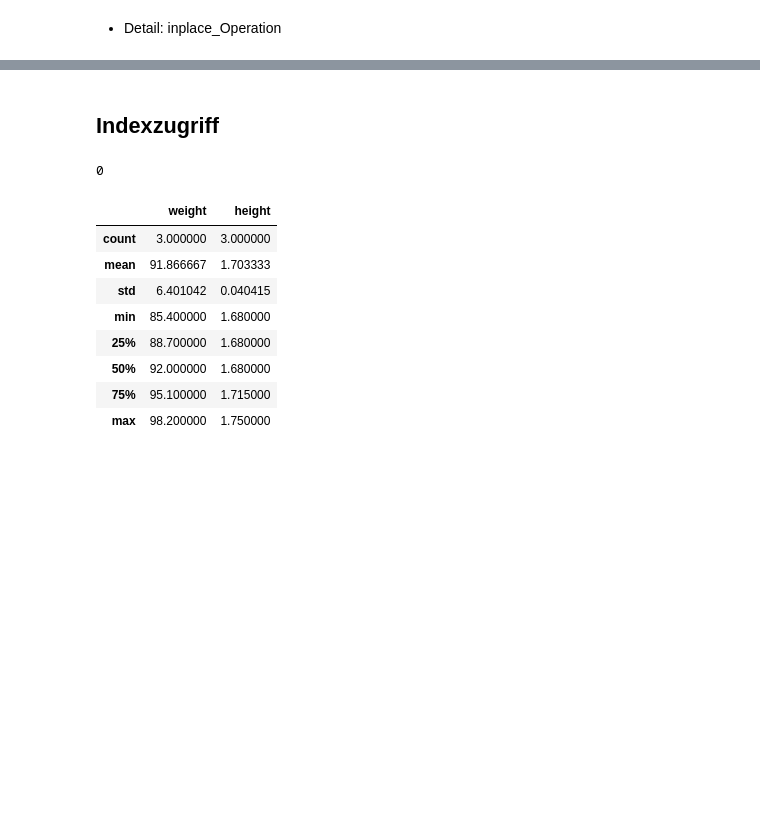
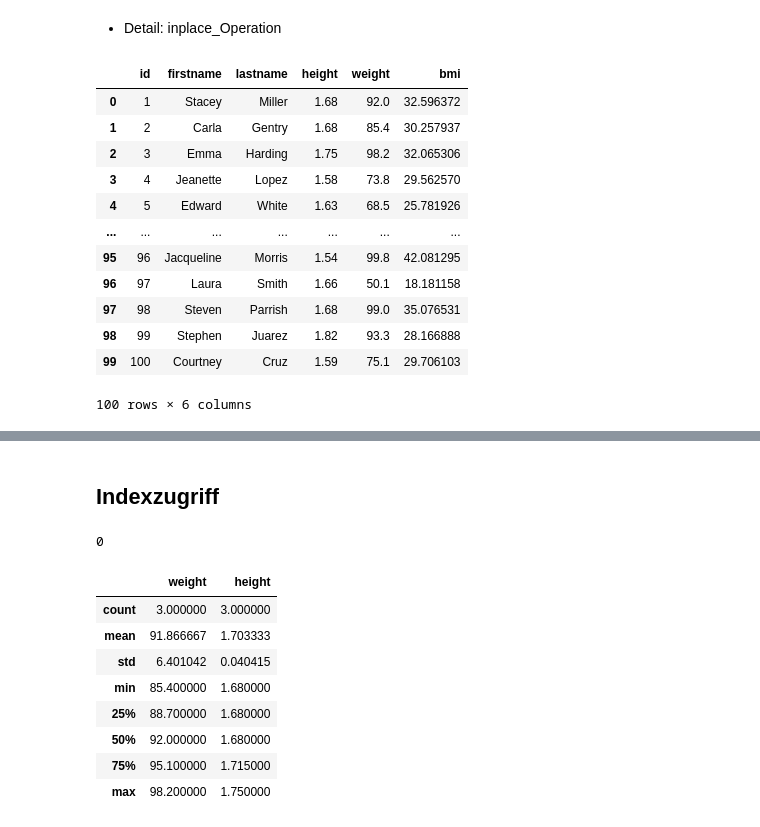
Before and after one commit to javacream-training/training_21.11.2025, a Jupyter notebook: data_analysis/pandas_primer.ipynb, the cells around one changed output, grey strips where cells are left out. Cells and saved outputs as stored; diff of their text form; code cells hidden in the pictures; blank space fills up the shorter version.

```diff
--- a/data_analysis/pandas_primer.ipynb
+++ b/data_analysis/pandas_primer.ipynb
@@ -86,3 +268,20 @@ df.drop(columns=['GENDER'])
 # %% [markdown]
 * Detail: inplace_Operation
+# %%
+dropped = df.drop(columns=['GENDER']) #Durch vergeben einer Variablen wird das Ergebnis dauerhaft übernommen, wie mit Inplace
+dropped
+# %% [output]
+|  | id | firstname | lastname | height | weight | bmi |
+| 0 | 1 | Stacey | Miller | 1.68 | 92.0 | 32.596372 |
+| 1 | 2 | Carla | Gentry | 1.68 | 85.4 | 30.257937 |
+| 2 | 3 | Emma | Harding | 1.75 | 98.2 | 32.065306 |
+| 3 | 4 | Jeanette | Lopez | 1.58 | 73.8 | 29.562570 |
+| 4 | 5 | Edward | White | 1.63 | 68.5 | 25.781926 |
+| ... | ... | ... | ... | ... | ... | ... |
+| 95 | 96 | Jacqueline | Morris | 1.54 | 99.8 | 42.081295 |
+| 96 | 97 | Laura | Smith | 1.66 | 50.1 | 18.181158 |
+| 97 | 98 | Steven | Parrish | 1.68 | 99.0 | 35.076531 |
+| 98 | 99 | Stephen | Juarez | 1.82 | 93.3 | 28.166888 |
+| 99 | 100 | Courtney | Cruz | 1.59 | 75.1 | 29.706103 |
+100 rows × 6 columns
 # %%
```
Also changed, not shown: parts of 19 cells of this notebook.
